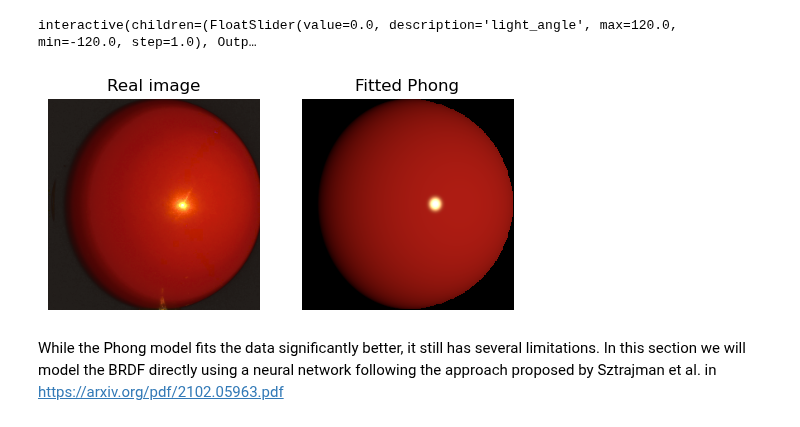
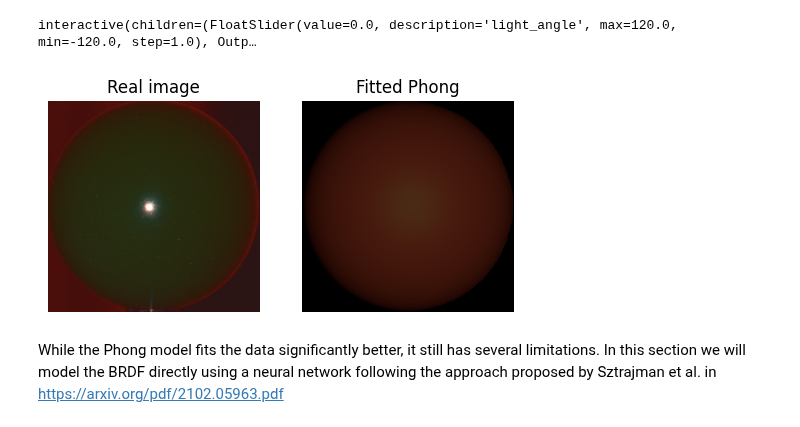
Before and after one commit to usmanklodhi/BRDF-Capture-Fitting, a Jupyter notebook: wt_brdf.ipynb, the cells around one changed output. Cells and saved outputs as stored; diff of their text form; code cells hidden in the pictures.

```diff
--- a/wt_brdf.ipynb
+++ b/wt_brdf.ipynb
@@ -17,7 +20,7 @@ import scipy.optimize
 # %%
 # Height & Width of the Grid
 H, W = 256, 256
-ball_radius = 340  # in mm  (Replace this with the size of your sphere)
+ball_radius = 60  # in mm  (Replace this with the size of your sphere)
 light_dist = 1000 / ball_radius  # Distance of the light from the object.
 camera_dist = 1850 / ball_radius  # Distance of the Camera from the object.
 # %%
@@ -201,3 +302,23 @@ values = ...
+# %%
+# Initialize lists to store results from each angle
+w_i_list = []
+w_o_list = []
+values_list = []
+
+# Iterate over each angle and corresponding HDR crop image
+for angle, hdr_crop in zip(angles, hdr_crops):
+    # Collect BRDF data for the current image and angle
+    w_i_angle, w_o_angle, pixel_colors = collect_brdf_data(hdr_crop, light_angle=angle)
+
+    # Append results to the lists
+    w_i_list.append(w_i_angle)
+    w_o_list.append(w_o_angle)
+    values_list.append(pixel_colors)
+
+# Concatenate results from all angles into single arrays
+w_i = np.concatenate(w_i_list, axis=0)  # Shape: (total_valid_points, 3)
+w_o = np.concatenate(w_o_list, axis=0)  # Shape: (total_valid_points, 3)
+values = np.concatenate(values_list, axis=0)  # Shape: (total_valid_points, 3)
 # %%
 assert w_i.shape == w_o.shape == values.shape
 # %%
@@ -241,18 +362,2 @@ plot_hdr(render_sphere_image(fitted_brdf, angles[idx]), "Fitted Lambertian");
 # %% [markdown]
 Similar to the LambertianFitBRDF, you are required to provide the code for the methods of the PhongFitBRDF
-# %%
-class PhongFitBRDF():
-    def __init__(self):
-       ...
-
-    def run(self, params, w_i, w_o):
-        ...
-
-    def objective(self, params, w_i, w_o, values):
-        ...
-
-    def fit(self, w_i, w_o, values):
-        ...
-
-    def __call__(self, w_i: np.ndarray, w_o: np.ndarray) -> np.ndarray:
-        return ...
@@ -259,18 +458,20 @@ class PhongFitBRDF():
 # %%
-fitted_brdf = PhongFitBRDF().fit(w_i, w_o, values)
+#fitted_brdf = PhongFitBRDF().fit(w_i, w_o, values)
+fitted_brdf = PhongFitBRDF()
+fitted_brdf.fit(w_i, w_o, values)
 # %%
 interact(create_render(fitted_brdf), brdf=fitted_brdf, light_angle=(-120, 120, 1.0));
 # %% [output]
 interactive(children=(FloatSlider(value=0.0, description='light_angle', max=120.0, min=-120.0, step=1.0), Outp…
 # %%
-idx = 1
+idx = 0
 plt.figure(figsize=(6, 12))
 plt.subplot(1, 2, 1)
 plot_hdr(hdr_crops[idx], "Real image")
 plt.subplot(1, 2, 2)
 plot_hdr(render_sphere_image(fitted_brdf, angles[idx]), "Fitted Phong");
 # %% [output]
-[figure, old version]
+[figure, new version]
 # %% [markdown]
 While the Phong model fits the data significantly better, it still has several limitations.
 In this section we will model the BRDF directly using a neural network following the approach proposed by Sztrajman et al. in https://arxiv.org/pdf/2102.05963.pdf
```
Also changed, not shown: parts of 21 cells of this notebook, 1 other file.
